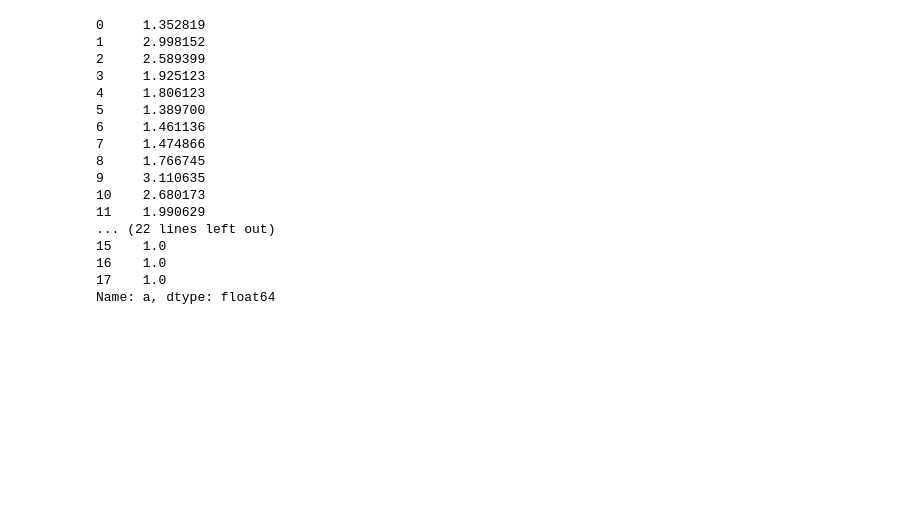
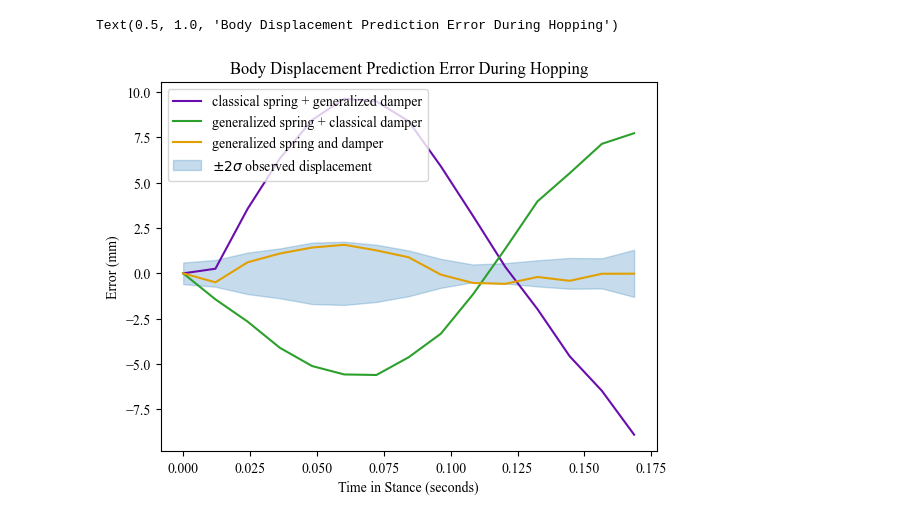
Before and after one commit to JGSuw/hsa_hopper_control, a Jupyter notebook: notebooks/hsa_model_analysis.ipynb, the cells around one changed output. Saved outputs shown, nothing was run; the diff lists cells and outputs as text; code cells hidden in the pictures; blank space fills up the shorter version.

```diff
--- a/notebooks/hsa_model_analysis.ipynb
+++ b/notebooks/hsa_model_analysis.ipynb
@@ -311,24 +446,3 @@ df2 = total_df[df2['M']<=7]
-# %%
-print(total_df['s'])
-print(total_df['a'])
-# %% [output]
-0     1.352819
-1     2.998152
-2     2.589399
-3     1.925123
-4     1.806123
-5     1.389700
-6     1.461136
-7     1.474866
-8     1.766745
-9     3.110635
-10    2.680173
-11    1.990629
-... (22 lines left out)
-15    1.0
-16    1.0
-17    1.0
-Name: a, dtype: float64
 # %%
 # configure matplotlib rcparams for style
 import matplotlib.pyplot as plt
@@ -345 +567,26 @@ plt.rcParams['axes.prop_cycle'] = cycler(color=colorblind_friendly_colors)
+# %%
+tf_min = np.min([t[-1] for t in t_emp])
+t_linspace = np.linspace(0,tf_min,15)
+y_generalized_interp = np.array([np.interp(t_linspace, t_generalized_sim[i], y_generalized_sim[i]) for i in range(len(y_generalized_sim))])
+y_classical_spring_interp = np.array([np.interp(t_linspace, t_classical_spring_sim[i], y_classical_spring_sim[i]) for i in range(len(y_classical_spring_sim))])
+y_classical_damping_interp = np.array([np.interp(t_linspace, t_classical_damping_sim[i], y_classical_damping_sim[i]) for i in range(len(y_classical_damping_sim))])
+y_emp_interp = np.array([np.interp(t_linspace, t_emp[i], y_emp[i]) for i in range(len(x_emp))])
+
+y_generalized_mean = np.mean(y_generalized_interp-y_emp_interp, axis=0)
+y_classical_spring_mean = np.mean(y_classical_spring_interp-y_emp_interp, axis=0)
+y_classical_damping_mean = np.mean(y_classical_damping_interp-y_emp_interp, axis=0)
+y_emp_mean = np.mean(y_emp_interp, axis=0)
+y_emp_std = np.std(y_emp_interp, axis=0)
+
+plt.plot(t_linspace, 1000*(y_classical_spring_mean), color='C0', label='classical spring + generalized damper')
+plt.plot(t_linspace, 1000*(y_classical_damping_mean), color='C1', label='generalized spring + classical damper')
+plt.plot(t_linspace, 1000*(y_generalized_mean), color='C2', label='generalized spring and damper')
+plt.fill_between(t_linspace, 1000*(-2*y_emp_std), 1000*(2*y_emp_std), color='C3', alpha=.25, label=r'$\pm 2\sigma$ observed displacement')
+plt.legend(loc='upper left')
+plt.xlabel('Time in Stance (seconds)')
+plt.ylabel('Error (mm)')
+plt.title('Body Displacement Prediction Error During Hopping')
+# %% [output]
+Text(0.5, 1.0, 'Body Displacement Prediction Error During Hopping')
+[figure, added]
 # %%
```
Also changed, not shown: parts of 33 cells of this notebook, 2 other files.
